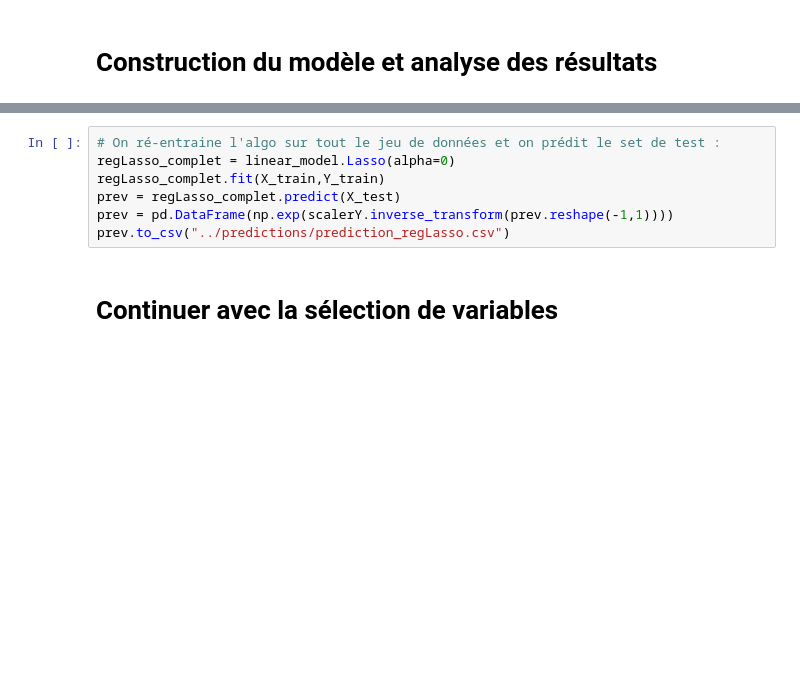
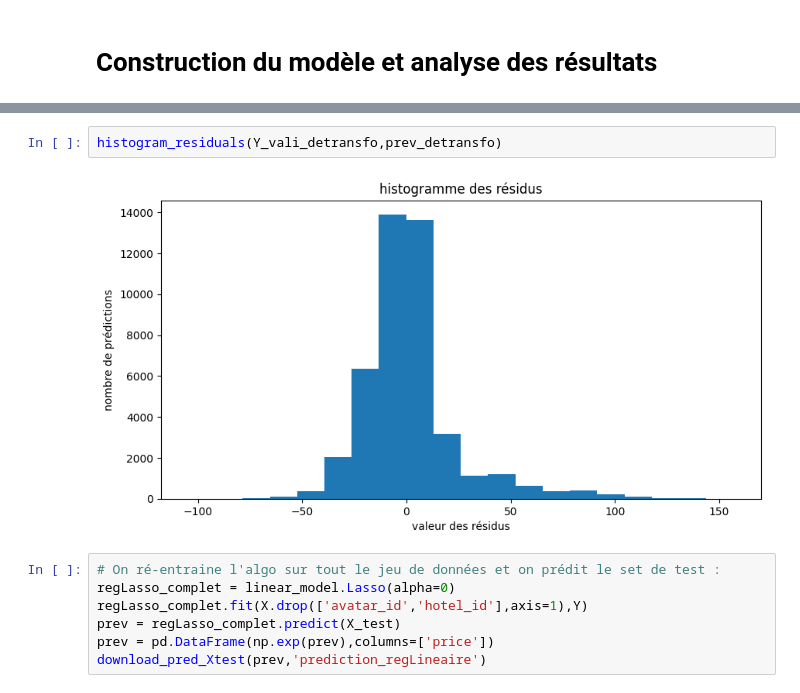
Before and after one commit to julie743/defi_IA, a Jupyter notebook: models/regression_model.ipynb, the cells around one changed output, grey strips where cells are left out. Cells and saved outputs as stored; diff of their text form; blank space fills up the shorter version.

```diff
--- a/models/regression_model.ipynb
+++ b/models/regression_model.ipynb
@@ -229,9 +236,11 @@ plt.show()
+# %%
+histogram_residuals(Y_vali_detransfo,prev_detransfo)
+# %% [output]
+[figure, added]
 # %%
 # On ré-entraine l'algo sur tout le jeu de données et on prédit le set de test :
 regLasso_complet = linear_model.Lasso(alpha=0)
-regLasso_complet.fit(X_train,Y_train)
+regLasso_complet.fit(X.drop(['avatar_id','hotel_id'],axis=1),Y)
 prev = regLasso_complet.predict(X_test)
-prev = pd.DataFrame(np.exp(scalerY.inverse_transform(prev.reshape(-1,1))))
-prev.to_csv("../predictions/prediction_regLasso.csv")
+prev = pd.DataFrame(np.exp(prev),columns=['price'])
+download_pred_Xtest(prev,'prediction_regLineaire')
-# %% [markdown]
-# Continuer avec la sélection de variables
```
Also changed, not shown: parts of 30 cells of this notebook, 7 other files.
